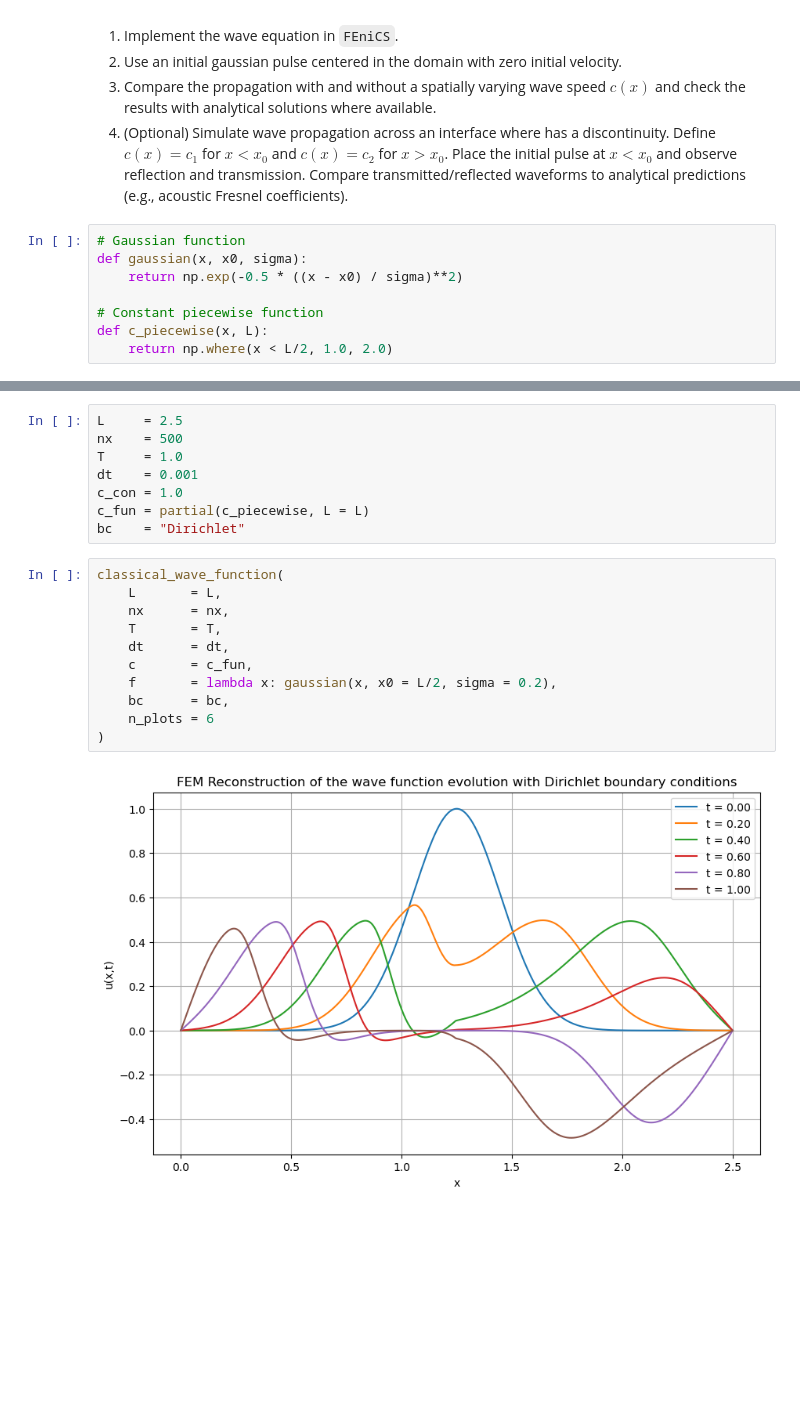
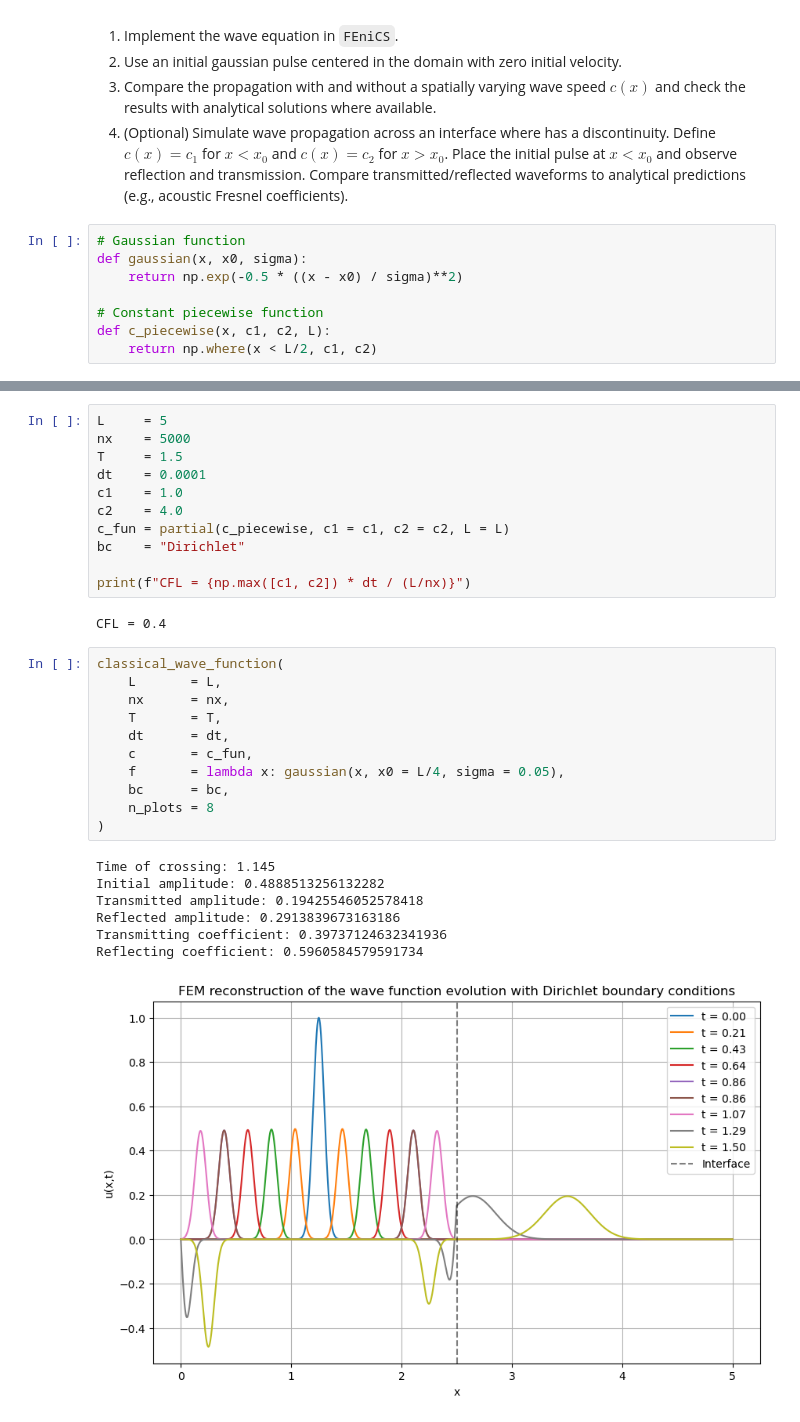
Before and after one commit to darioliotta/Quantum-Information-Project, a Jupyter notebook: try.ipynb, the cells around one changed output, grey strips where cells are left out. Drawn from its saved outputs; the diff is of its cells as text; blank space fills up the shorter version.

```diff
--- a/try.ipynb
+++ b/try.ipynb
@@ -33,8 +33,8 @@ def gaussian(x, x0, sigma):
     return np.exp(-0.5 * ((x - x0) / sigma)**2)
 
 # Constant piecewise function
-def c_piecewise(x, L):
-    return np.where(x < L/2, 1.0, 2.0)
+def c_piecewise(x, c1, c2, L):
+    return np.where(x < L/2, c1, c2)
 # %%
 def classical_wave_function(L, nx, T, dt, c, f, bc = "Neumann", n_plots = 6):
 
@@ -206,26 +239,37 @@ def classica_wave_function_analytical(L, nx, T, c, f, N_modes = 50, bc = "Dirich
 
     plt.show()
 # %%
-L     = 2.5
-nx    = 500
-T     = 1.0
-dt    = 0.001
-c_con = 1.0
-c_fun = partial(c_piecewise, L = L)
+L     = 5
+nx    = 5000
+T     = 1.5
+dt    = 0.0001
+c1    = 1.0
+c2    = 4.0
+c_fun = partial(c_piecewise, c1 = c1, c2 = c2, L = L)
 bc    = "Dirichlet"
+
+print(f"CFL = {np.max([c1, c2]) * dt / (L/nx)}")
+# %% [output]
+CFL = 0.4
 # %%
 classical_wave_function(
     L       = L,
     nx      = nx,
     T       = T,
     dt      = dt,
     c       = c_fun,
-    f       = lambda x: gaussian(x, x0 = L/2, sigma = 0.2),
+    f       = lambda x: gaussian(x, x0 = L/4, sigma = 0.05),
     bc      = bc,
-    n_plots = 6
+    n_plots = 8
 )
 # %% [output]
+Time of crossing: 1.145
+Initial amplitude: 0.4888513256132282
+Transmitted amplitude: 0.19425546052578418
+Reflected amplitude: 0.2913839673163186
+Transmitting coefficient: 0.39737124632341936
+Reflecting coefficient: 0.5960584579591734
-[figure, old version]
+[figure, new version]
 # %%
 classica_wave_function_analytical(
     L       = L,
```
Also changed, not shown: parts of 3 cells of this notebook, 1 other file.
